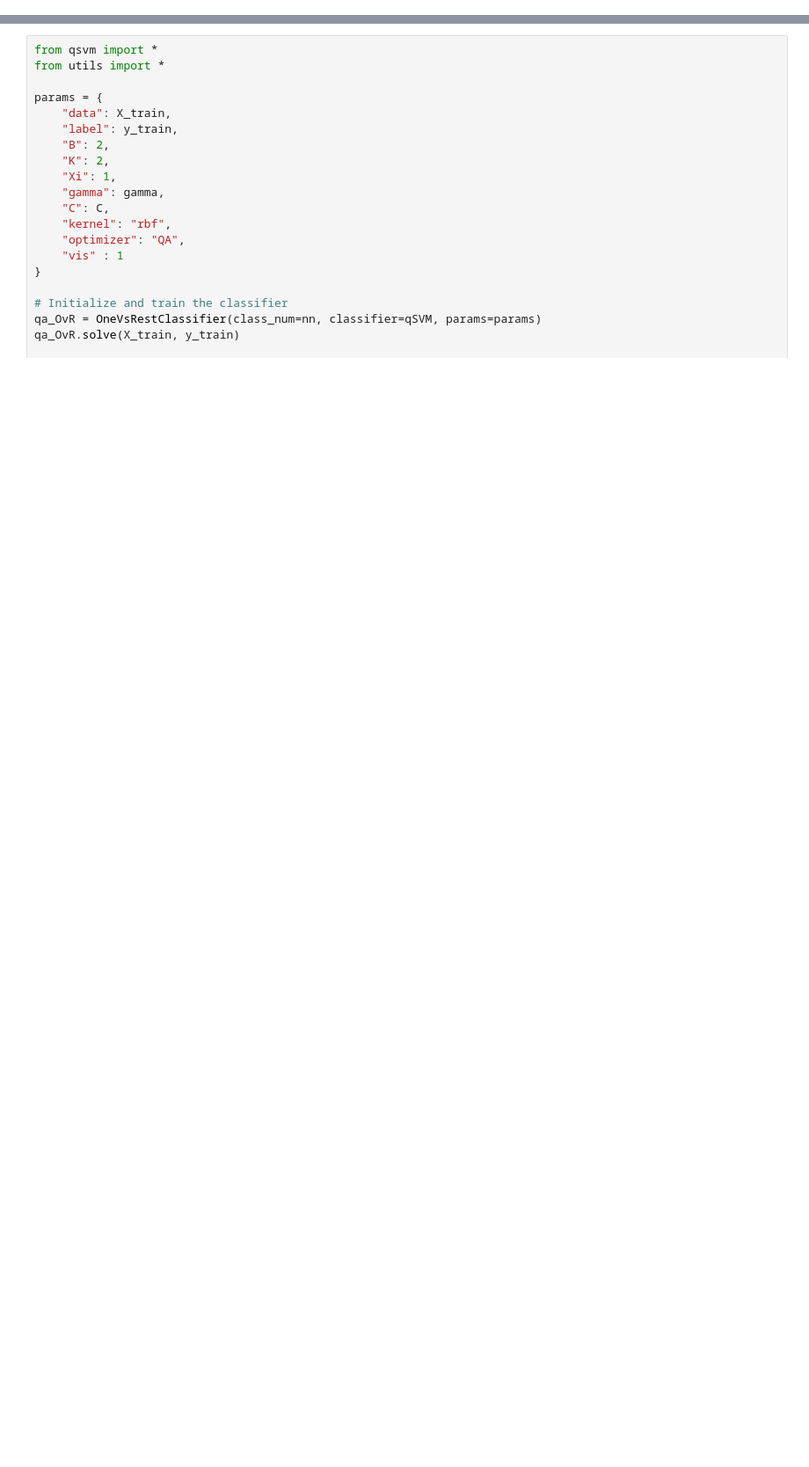
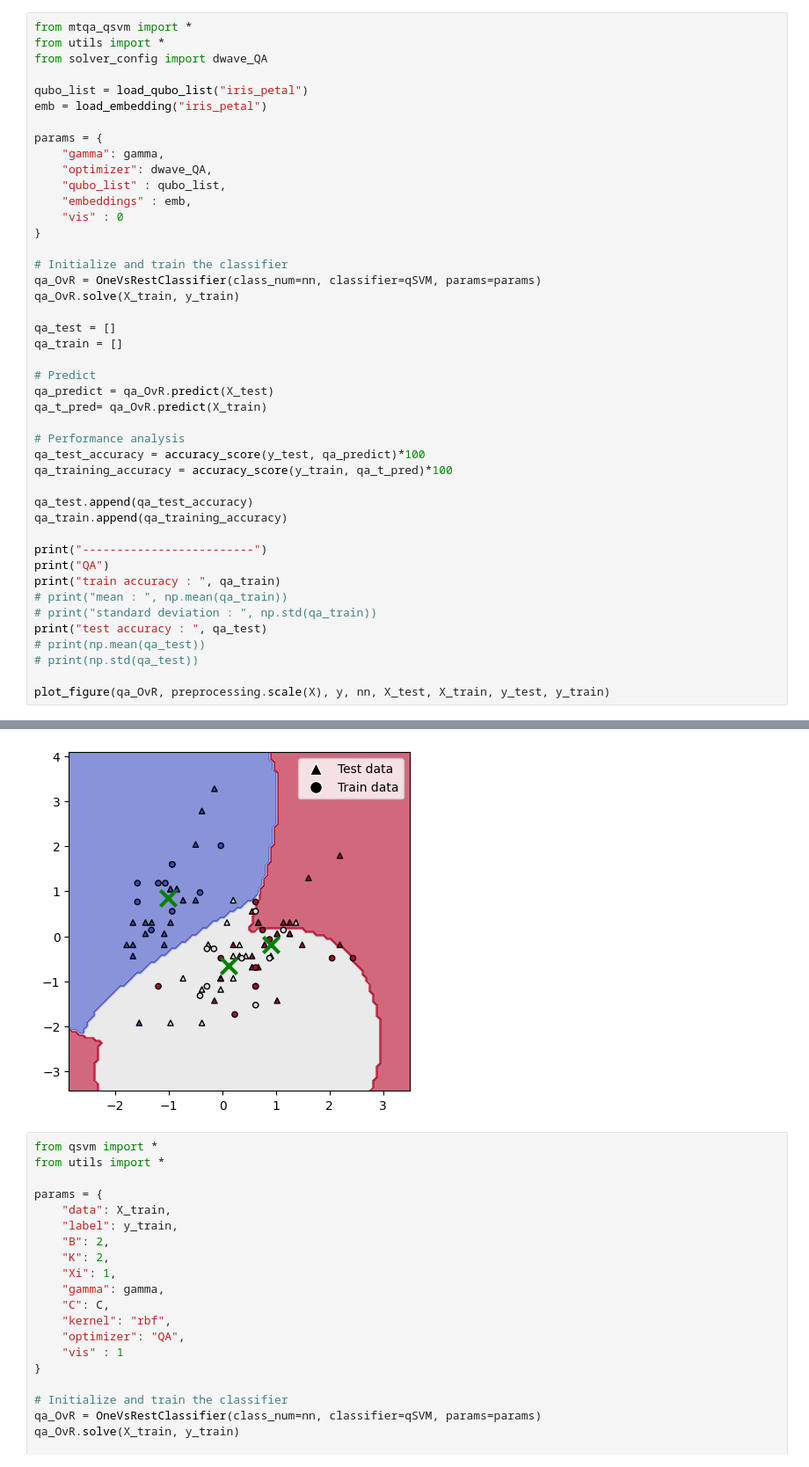
Before and after one commit to Jagaa-1008/quantum_SVM, a Jupyter notebook: iris_classification_sepal.ipynb, the cells around one changed output, grey strips where cells are left out. Shown at 88% size. Drawn from its saved outputs; the diff is of its cells as text; blank space fills up the shorter version.

```diff
--- a/iris_classification_sepal.ipynb
+++ b/iris_classification_sepal.ipynb
@@ -441,0 +419,45 @@ print("-------------------------")
+# %%
+from mtqa_qsvm import *
+from utils import *
+from solver_config import dwave_QA
+
+qubo_list = load_qubo_list("iris_petal")
+emb = load_embedding("iris_petal")
+
+params = {
+    "gamma": gamma,
+    "optimizer": dwave_QA,
+    "qubo_list" : qubo_list,
+    "embeddings" : emb,
+    "vis" : 0
+}
+
+# Initialize and train the classifier
+qa_OvR = OneVsRestClassifier(class_num=nn, classifier=qSVM, params=params)
+qa_OvR.solve(X_train, y_train)
+
+qa_test = []
+qa_train = []
+
+# Predict
+qa_predict = qa_OvR.predict(X_test)
+qa_t_pred= qa_OvR.predict(X_train)
+
+# Performance analysis
+qa_test_accuracy = accuracy_score(y_test, qa_predict)*100
+qa_training_accuracy = accuracy_score(y_train, qa_t_pred)*100
+
+qa_test.append(qa_test_accuracy)
+qa_train.append(qa_training_accuracy)
+
+print("-------------------------")
+print("QA")
+print("train accuracy : ", qa_train)
+# print("mean : ", np.mean(qa_train))
+# print("standard deviation : ", np.std(qa_train))
+print("test accuracy : ", qa_test)
+# print(np.mean(qa_test))
+# print(np.std(qa_test))
+
+plot_figure(qa_OvR, preprocessing.scale(X), y, nn, X_test, X_train, y_test, y_train)
+# %% [output]
@@ -442,3 +481,4 @@ print("-------------------------")
+[figure, added]
 # %%
 from qsvm import *
 from utils import *
```
Also changed, not shown: parts of 8 cells of this notebook, 8 other files.
